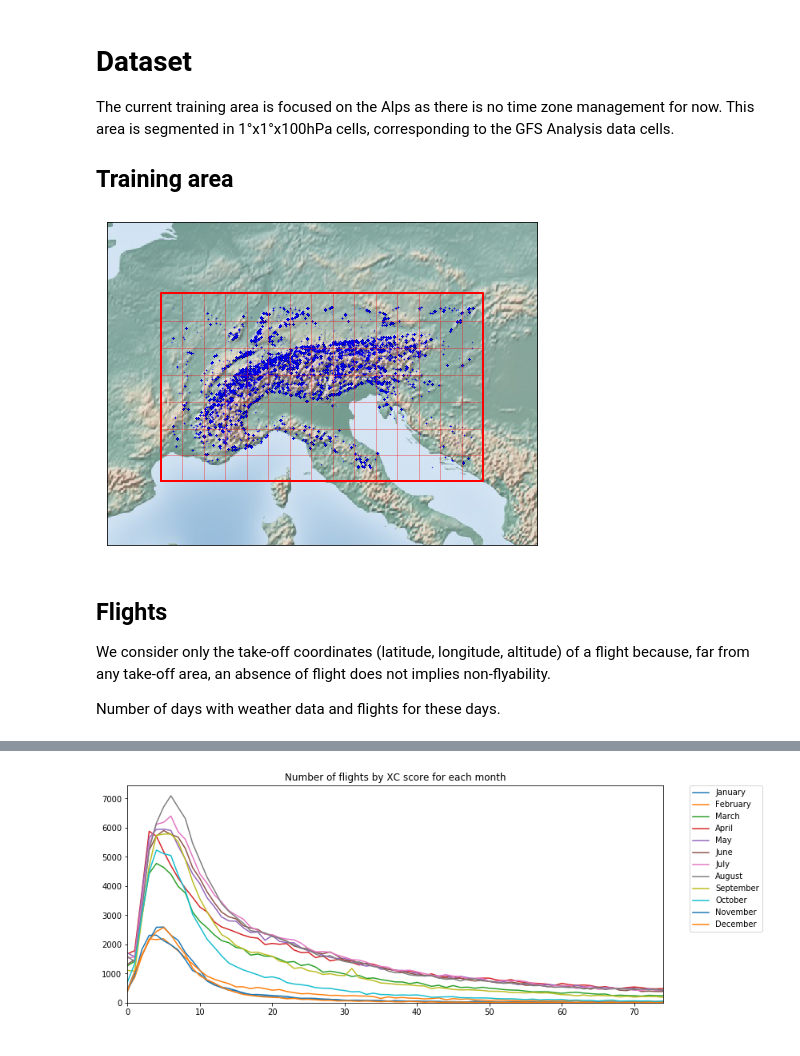
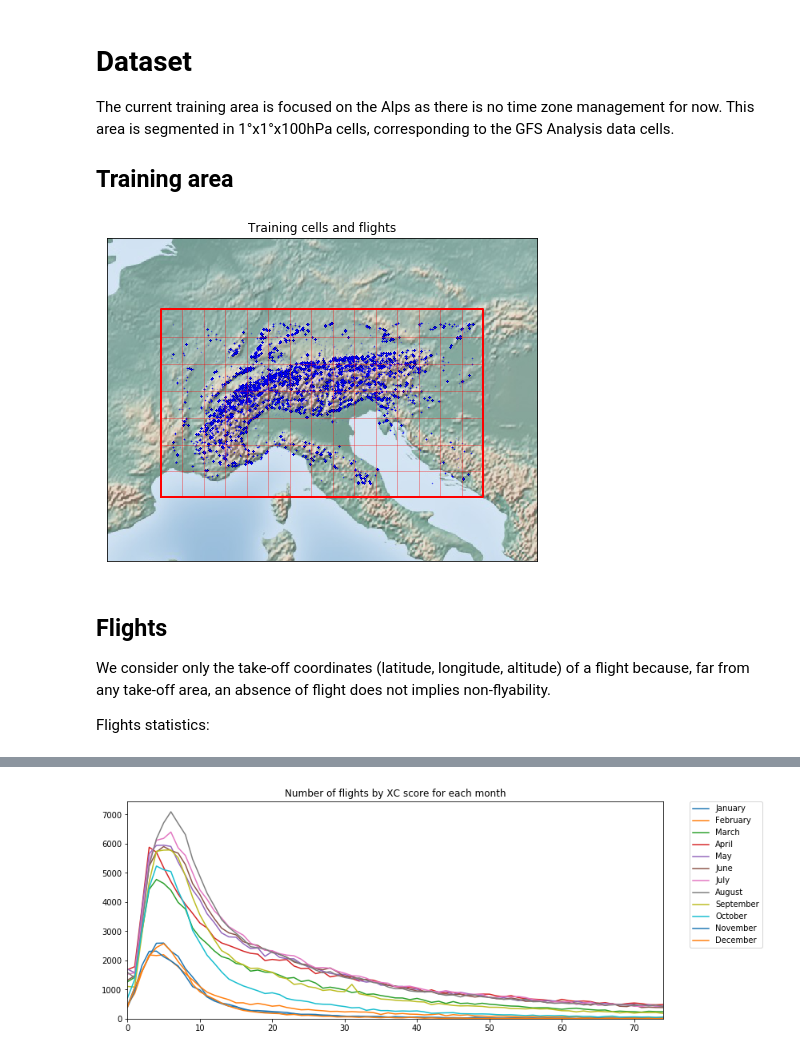
Before and after one commit to AntoineMeler/Paraglidable, a Jupyter notebook: neural_network/docs/documentation.ipynb, the cells around one changed output, grey strips where cells are left out. Cells and saved outputs as stored; diff of their text form; code cells hidden in the pictures.

```diff
--- a/neural_network/docs/documentation.ipynb
+++ b/neural_network/docs/documentation.ipynb
@@ -31,33 +31,34 @@ This area is segmented in 1°x1°x100hPa cells, corresponding to the GFS Analysi
 # %%
 cell_reso = 1.0
 min_lat, max_lat = min([c[0] for c in sorted_cells_latlon])-cell_reso/2., max([c[0] for c in sorted_cells_latlon])+cell_reso/2.
 min_lon, max_lon = min([c[1] for c in sorted_cells_latlon])-cell_reso/2., max([c[1] for c in sorted_cells_latlon])+cell_reso/2.
 
 plt.figure(figsize=((max_lon-min_lon)*.85, (max_lat-min_lat)*.85))
+plt.title("Training cells and flights")
 m = Basemap(projection='mill', llcrnrlon=min_lon-2.5, llcrnrlat=min_lat-2.5, urcrnrlon=max_lon+2.5, urcrnrlat=max_lat+2.5, resolution='h')
 m.shadedrelief()
 
 # Draw training weather grid (GFS 1°x1°)
 for lat in range(1, round((max_lat-min_lat)/cell_reso)):
     m.plot([min_lon, max_lon], [min_lat + lat*cell_reso, min_lat + lat*cell_reso], '-', linewidth=1, color='r', alpha=0.325, latlon=True)
 for lon in range(1, round((max_lon-min_lon)/cell_reso)):
     m.plot([min_lon + lon*cell_reso, min_lon + lon*cell_reso], [min_lat, max_lat], '-', linewidth=1, color='r', alpha=0.325, latlon=True)
 m.plot([min_lon, max_lon, max_lon, min_lon, min_lon], [min_lat, min_lat, max_lat, max_lat, min_lat], '-', linewidth=2, color=(1., 0., 0.), latlon=True)
 
 # Draw flights
 m.scatter(np.array([f[1][4] for fd in flights_by_cell_day for f in fd]), # longitudes of training flights
           np.array([f[1][3] for fd in flights_by_cell_day for f in fd]), # latitudes of training flights
           marker='o', color='b', s=0.1, alpha=0.1, latlon=True)
 
 plt.show()
 # %% [output]
-[figure, old version]
+[figure, new version]
 # %% [markdown]
 ## Flights
 
 We consider only the take-off coordinates (latitude, longitude, altitude) of a flight because, far from any take-off area, an absence of flight does not implies non-flyability.
 
-Number of days with weather data and flights for these days.
+Flights statistics:
 # %%
 # Count days per year
 counter_days, counter_months = collections.Counter(), collections.Counter()
```
Also changed, not shown: parts of 5 cells of this notebook, 2 other files.
